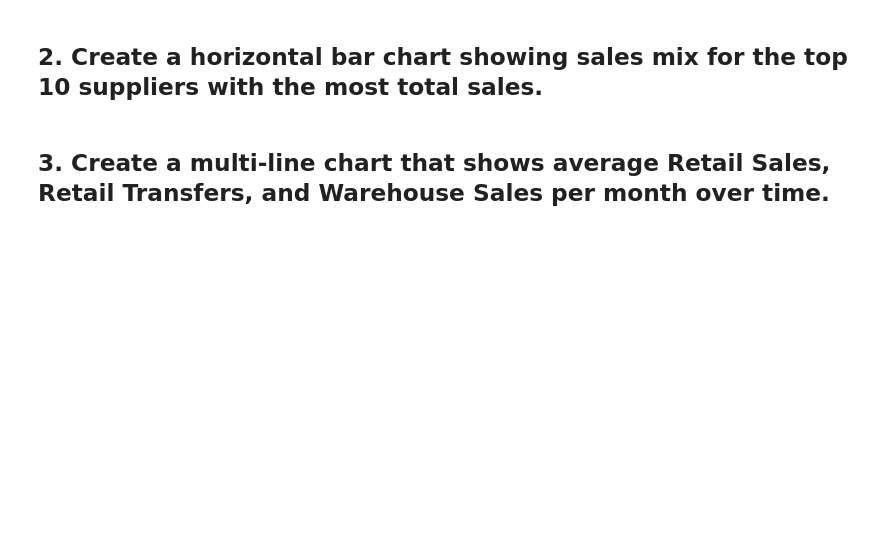
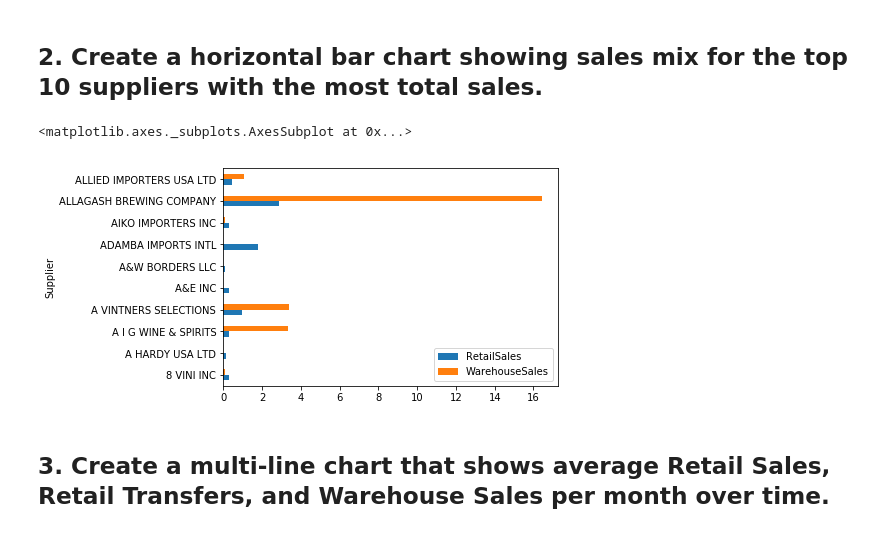
Before and after one commit to LiviaCanet/datamad0119, a Jupyter notebook: module-2/lab-plotting-multiple-data-series/your-code/main.ipynb, the cells around one changed output. Saved outputs shown, nothing was run; the diff lists cells and outputs as text; code cells hidden in the pictures; blank space fills up the shorter version.

```diff
--- a/module-2/lab-plotting-multiple-data-series/your-code/main.ipynb
+++ b/module-2/lab-plotting-multiple-data-series/your-code/main.ipynb
@@ -25,4 +35,10 @@ data.head()
 # %% [markdown]
 ## 2. Create a horizontal bar chart showing sales mix for the top 10 suppliers with the most total sales.
+# %%
+data_topsup = data[["RetailSales", "WarehouseSales"]].groupby(data['Supplier']).agg('mean')
+data_topsup.sort_values(by=["Supplier"]).head(10).plot.barh()
+# %% [output]
+<matplotlib.axes._subplots.AxesSubplot at 0x...>
+[figure, added]
 # %% [markdown]
 ## 3. Create a multi-line chart that shows average Retail Sales, Retail Transfers, and Warehouse Sales per month over time.
```
Also changed, not shown: parts of 6 cells of this notebook.
